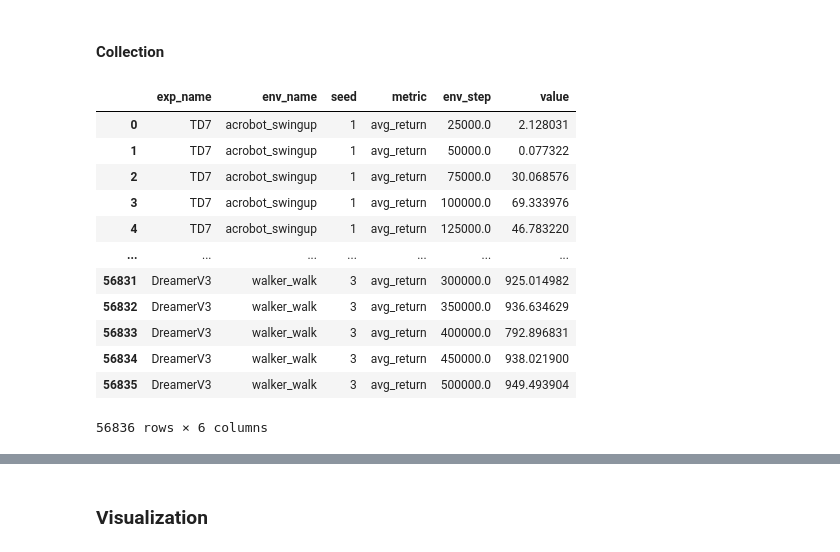
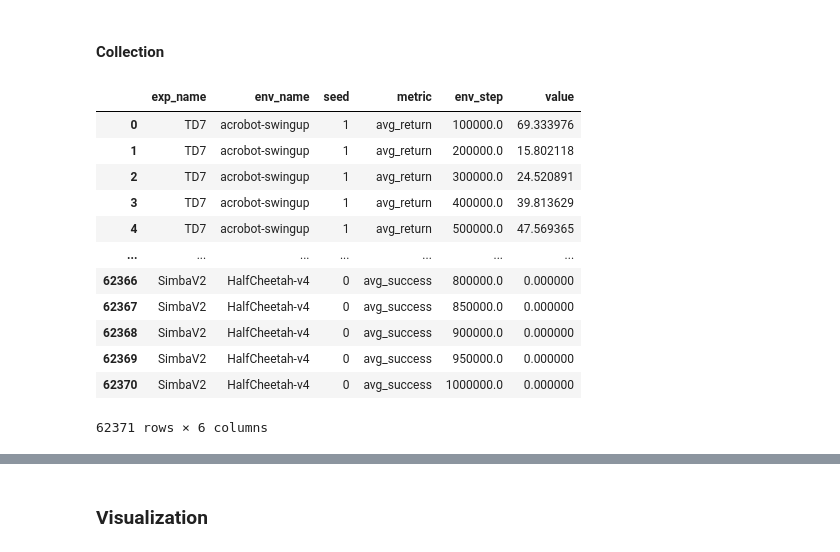
Before and after one commit to dojeon-ai/SimbaV2, a Jupyter notebook: analysis/figure/benchmark_curve.ipynb, the cells around one changed output, grey strips where cells are left out. Saved outputs shown, nothing was run; the diff lists cells and outputs as text; code cells hidden in the pictures.

```diff
--- a/analysis/figure/benchmark_curve.ipynb
+++ b/analysis/figure/benchmark_curve.ipynb
@@ -32,3 +50,6 @@ dreamerv3_eval_df = pd.read_csv('../../results/dreamerv3.csv', index_col=0)
+# %%
+td7_eval_df
+td7_eval_df = td7_eval_df[td7_eval_df['env_step'] % 1e5 == 0]
 # %%
 sac_simba_eval_df['exp_name'] = 'Simba'
 sac_simba_eval_df
@@ -65,6 +86,7 @@ tdmpc2_eval_df
 13838 rows × 6 columns
 # %%
 dreamerv3_eval_df['exp_name'] = 'DreamerV3'
+dreamerv3_eval_df = dreamerv3_eval_df[dreamerv3_eval_df['env_step'] % 1e5 == 0]
 dreamerv3_eval_df
 # %% [output]
 |  | exp_name | env_name | seed | metric | env_step | value |
@@ -82,0 +105,4 @@ dreamerv3_eval_df
+# %%
+mrq_eval_df['exp_name'] = 'MR.Q'
+mrq_eval_df = mrq_eval_df[mrq_eval_df['env_step'] % 1e5 == 0]
+mrq_eval_df
@@ -82,0 +123,3 @@ dreamerv3_eval_df
+# %%
+simbav2_eval_df['exp_name'] = 'SimbaV2'
+simbav2_eval_df
@@ -136,26 +251,28 @@ HB_SUCCESS_SCORE = {k: v for k, v in HB_SUCCESS_SCORE.items() if k in HB_LOCOMOT
 # %%
 eval_df = pd.concat([
     td7_eval_df,
-    sac_simba_eval_df,
     tdmpc2_eval_df,
     dreamerv3_eval_df,
+    mrq_eval_df,
+    sac_simba_eval_df,
+    simbav2_eval_df,
     ], ignore_index=True, sort=False)
-eval_df['env_name'] = eval_df['env_name'].str.replace('-', '_')
+eval_df['env_name'] = eval_df['env_name'].str.replace('_', '-')
 eval_df
 # %% [output]
 |  | exp_name | env_name | seed | metric | env_step | value |
-| 0 | TD7 | acrobot_swingup | 1 | avg_return | 25000.0 | 2.128031 |
-| 1 | TD7 | acrobot_swingup | 1 | avg_return | 50000.0 | 0.077322 |
-| 2 | TD7 | acrobot_swingup | 1 | avg_return | 75000.0 | 30.068576 |
-| 3 | TD7 | acrobot_swingup | 1 | avg_return | 100000.0 | 69.333976 |
-| 4 | TD7 | acrobot_swingup | 1 | avg_return | 125000.0 | 46.783220 |
+| 0 | TD7 | acrobot-swingup | 1 | avg_return | 100000.0 | 69.333976 |
+| 1 | TD7 | acrobot-swingup | 1 | avg_return | 200000.0 | 15.802118 |
+| 2 | TD7 | acrobot-swingup | 1 | avg_return | 300000.0 | 24.520891 |
+| 3 | TD7 | acrobot-swingup | 1 | avg_return | 400000.0 | 39.813629 |
+| 4 | TD7 | acrobot-swingup | 1 | avg_return | 500000.0 | 47.569365 |
 | ... | ... | ... | ... | ... | ... | ... |
-| 56831 | DreamerV3 | walker_walk | 3 | avg_return | 300000.0 | 925.014982 |
-| 56832 | DreamerV3 | walker_walk | 3 | avg_return | 350000.0 | 936.634629 |
-| 56833 | DreamerV3 | walker_walk | 3 | avg_return | 400000.0 | 792.896831 |
-| 56834 | DreamerV3 | walker_walk | 3 | avg_return | 450000.0 | 938.021900 |
-| 56835 | DreamerV3 | walker_walk | 3 | avg_return | 500000.0 | 949.493904 |
+| 62366 | SimbaV2 | HalfCheetah-v4 | 0 | avg_success | 800000.0 | 0.000000 |
+| 62367 | SimbaV2 | HalfCheetah-v4 | 0 | avg_success | 850000.0 | 0.000000 |
+| 62368 | SimbaV2 | HalfCheetah-v4 | 0 | avg_success | 900000.0 | 0.000000 |
+| 62369 | SimbaV2 | HalfCheetah-v4 | 0 | avg_success | 950000.0 | 0.000000 |
+| 62370 | SimbaV2 | HalfCheetah-v4 | 0 | avg_success | 1000000.0 | 0.000000 |
-56836 rows × 6 columns
+62371 rows × 6 columns
 # %%
 exp_names = eval_df['exp_name'].unique()
 exp_names
```
Also changed, not shown: parts of 26 cells of this notebook, 25 other files.
